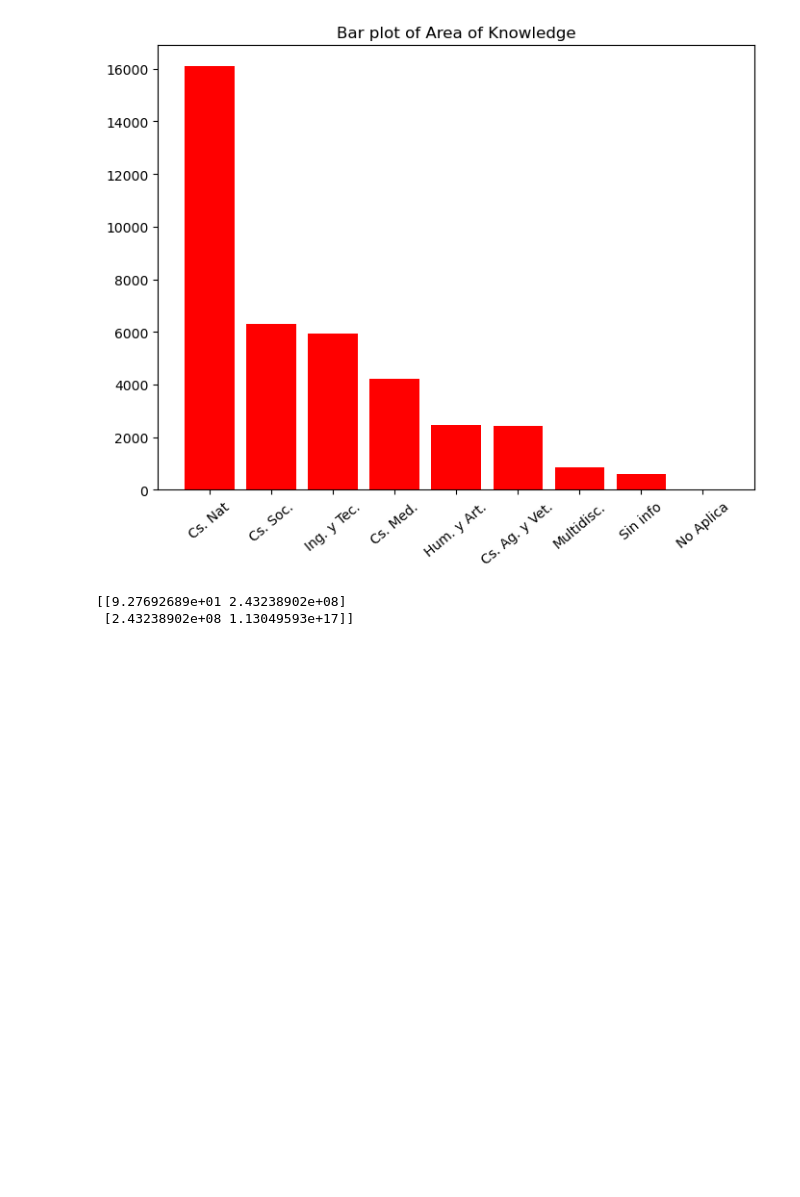
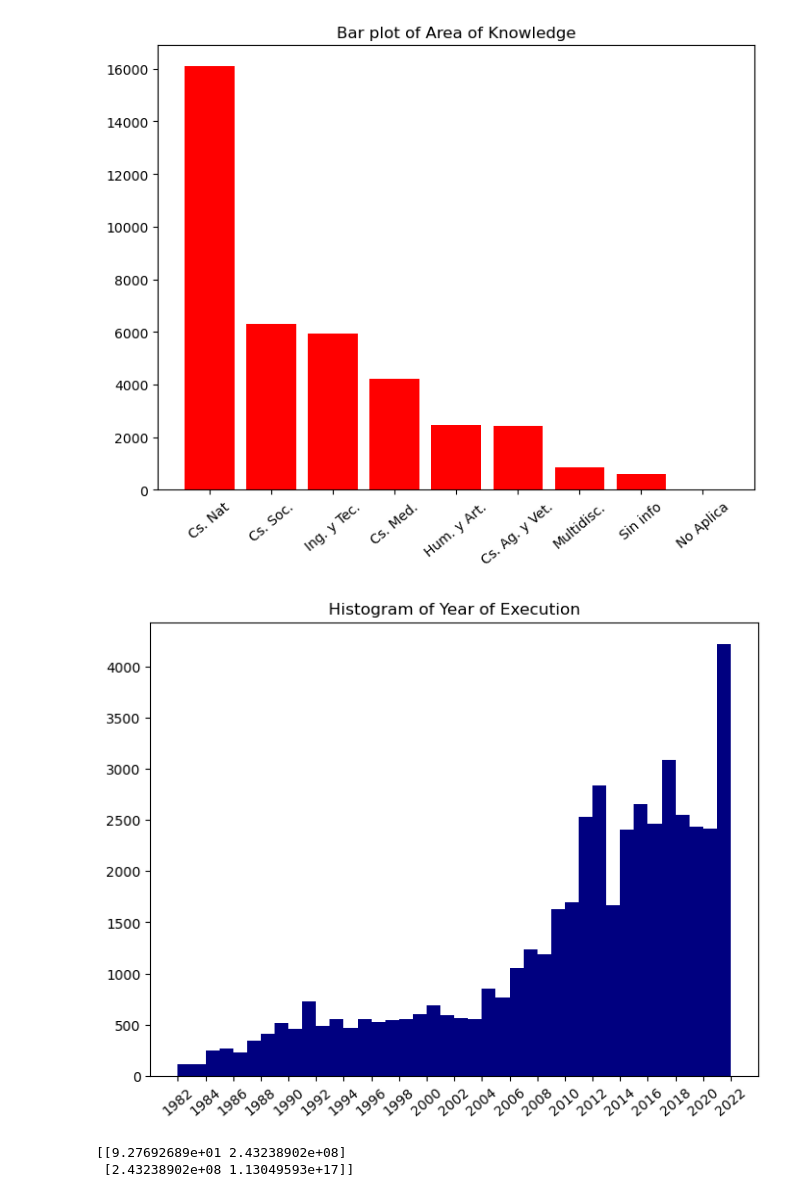
Before and after one commit to Claudio-AhumadaL/Science-and-Technology-in-Chile--State-funding-between-1982-and-2022, a Jupyter notebook: Science and Technology Projects - Funding Awarded by Chilean State between 1982 and 2022.ipynb, the cells around one changed output. Cells and saved outputs as stored; diff of their text form; code cells hidden in the pictures; blank space fills up the shorter version.

Commit message:
Add histogram of year of execution
Add histogram of year of execution

```diff
--- a/Science and Technology Projects - Funding Awarded by Chilean State between 1982 and 2022.ipynb
+++ b/Science and Technology Projects - Funding Awarded by Chilean State between 1982 and 2022.ipynb
@@ -373,6 +373,16 @@ plt.xticks(ticks = aok_ticks, labels = aok_labels, rotation=40)
 plt.show()
 # %% [output]
 [figure]
+# %%
+# Descriptive Analysis, Histogram - Year of Execution
+
+plt.figure(figsize=(8,6))
+ax_2 = plt.hist(sf_data['Año'], color='navy', bins=40)
+plt.title('Histogram of Year of Execution')
+plt.xticks(np.arange(1982, 2023, 2), rotation=40)
+plt.show()
+# %% [output]
+[figure, added]
 # %%
 # Covariance of Year and Amount granted.
 
```
